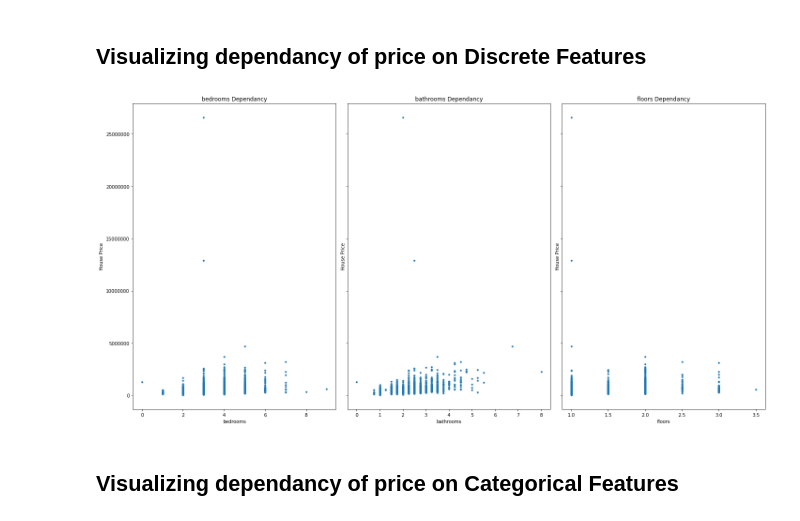
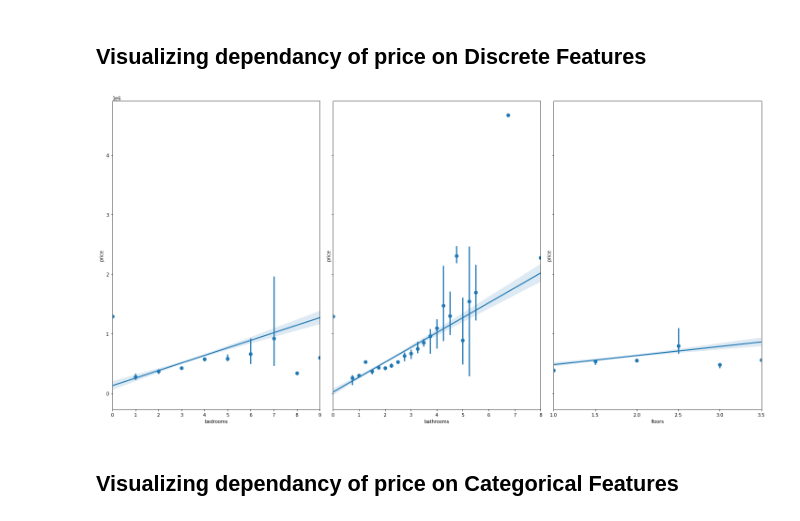
Before and after one commit to rajadevineni/House_Price_Prediction, a Jupyter notebook: KNN_regressor.ipynb, the cells around one changed output. Drawn from its saved outputs; the diff is of its cells as text; code cells hidden in the pictures.

```diff
--- a/KNN_regressor.ipynb
+++ b/KNN_regressor.ipynb
@@ -137,8 +192,14 @@ visualize_dependency(continous_features)
 # %% [markdown]
 ## **Visualizing dependancy of price on Discrete Features**
-# %%
-visualize_dependency(discreate_features)
-# %% [output]
-[figure, removed]
+# %%
+#visualize_dependency(discreate_features,"discrete")
+
+rows = len(discreate_features)//3
+fig, axs = plt.subplots(rows, 3, sharey=True, tight_layout=True, figsize=(20,10))
+axs = axs.flatten()
+for i, var in enumerate(discreate_features):
+  sns.regplot(x = var, y = "price", data = data, ax=axs[i], x_estimator=np.median)
+# %% [output]
+[figure, added]
 # %% [markdown]
 ## **Visualizing dependancy of price on Categorical Features**
```
Also changed, not shown: parts of 62 cells of this notebook.
